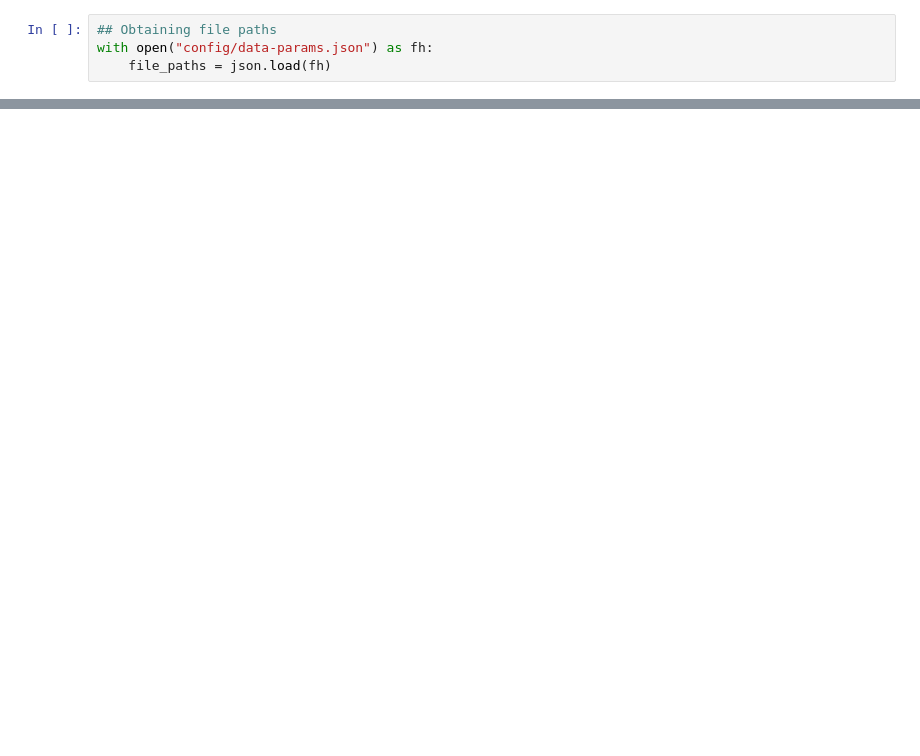
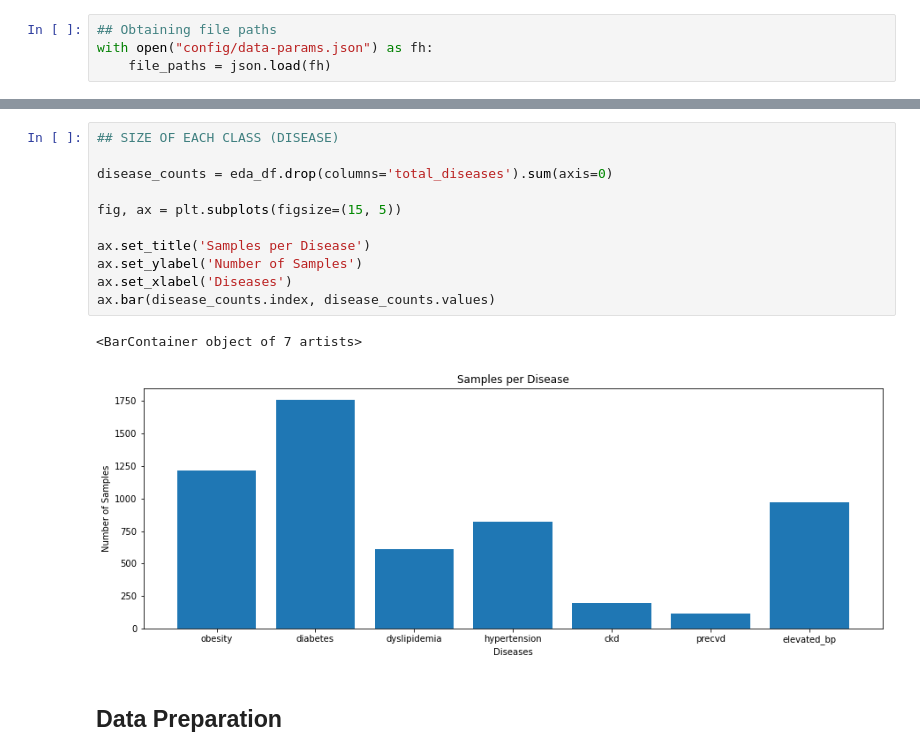
Before and after one commit to emersonchao/DSC180-Q2-Project, a Jupyter notebook: emerson_dev.ipynb, the cells around one changed output, grey strips where cells are left out. Drawn from its saved outputs; the diff is of its cells as text; blank space fills up the shorter version.

```diff
--- a/emerson_dev.ipynb
+++ b/emerson_dev.ipynb
@@ -114,0 +168,16 @@ Name: total_diseases, dtype: int64
+# %%
+## SIZE OF EACH CLASS (DISEASE)
+
+disease_counts = eda_df.drop(columns='total_diseases').sum(axis=0)
+
+fig, ax = plt.subplots(figsize=(15, 5))
+
+ax.set_title('Samples per Disease')
+ax.set_ylabel('Number of Samples')
+ax.set_xlabel('Diseases')
+ax.bar(disease_counts.index, disease_counts.values)
+# %% [output]
+<BarContainer object of 7 artists>
+[figure, added]
+# %% [markdown]
+## Data Preparation
```
Also changed, not shown: parts of 54 cells of this notebook.
